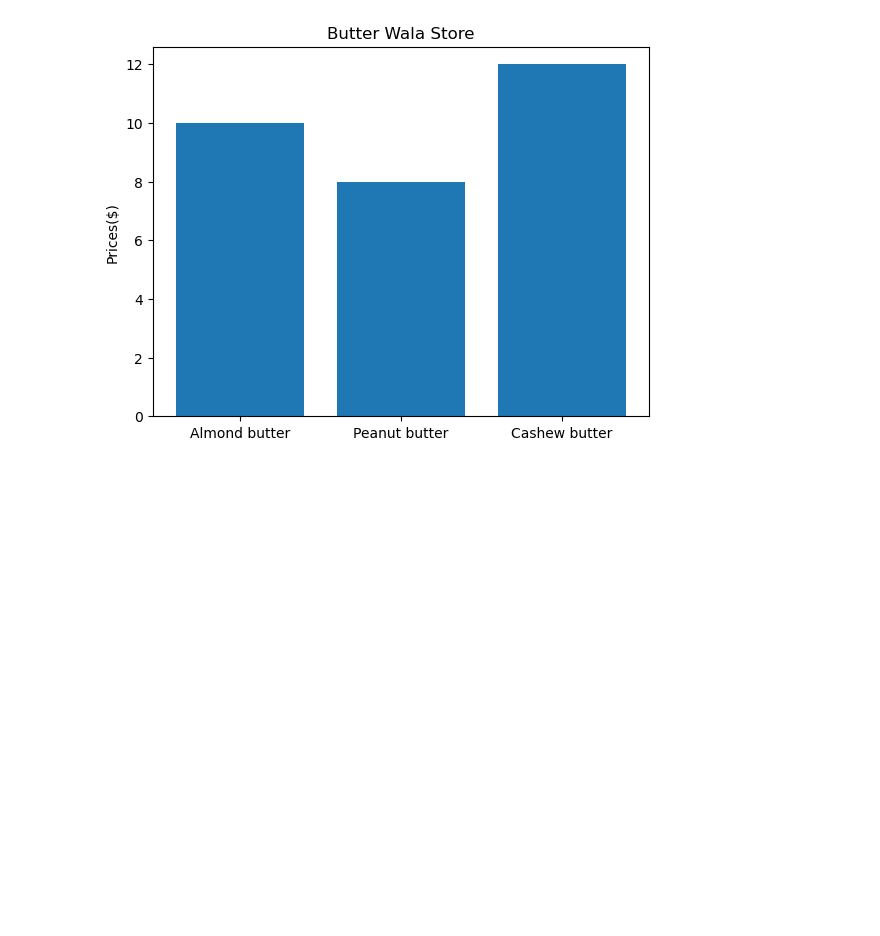
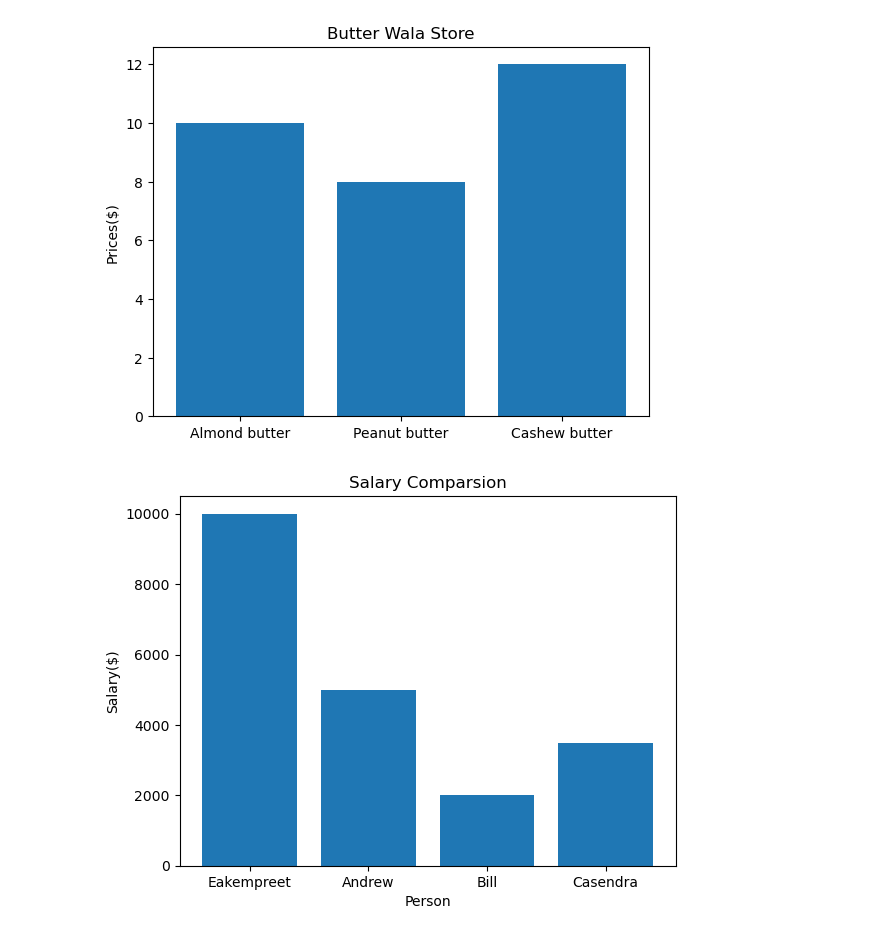
Before and after one commit to Eakempreet/Learning-ML, a Jupyter notebook: Matplotlib/matplotlib_basic.ipynb, the cells around one changed output. Drawn from its saved outputs; the diff is of its cells as text; code cells hidden in the pictures; blank space fills up the shorter version.

Commit message:
Learned about histogram, scatterplots, and subplots

```diff
--- a/Matplotlib/matplotlib_basic.ipynb
+++ b/Matplotlib/matplotlib_basic.ipynb
@@ -343,3 +347,18 @@ ax.bar(nut_butter_prices.keys(), nut_butter_prices.values())   # type: ignore #
 ax.set(title="Butter Wala Store", ylabel="Prices($)");
 # %% [output]
 [figure]
+# %%
+# Example 2
+
+person_salary = {"Eakempreet": 10000,
+                 "Andrew" : 5000,
+                 "Bill": 2000,
+                 "Casendra" : 3500}
+
+fig, ax = plt.subplots()
+ax.bar(person_salary.keys(), person_salary.values()) # type: ignore
+ax.set(title="Salary Comparsion",
+       xlabel="Person",
+       ylabel="Salary($)");
+# %% [output]
+[figure, added]
```
Also changed, not shown: parts of 11 cells of this notebook.
